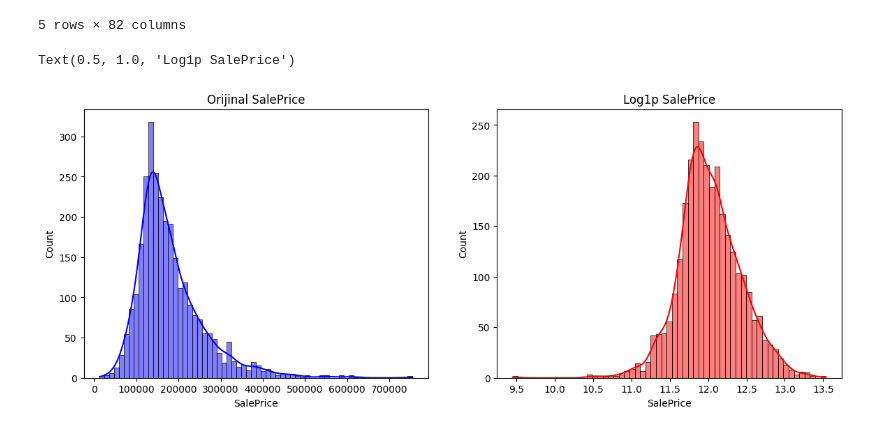
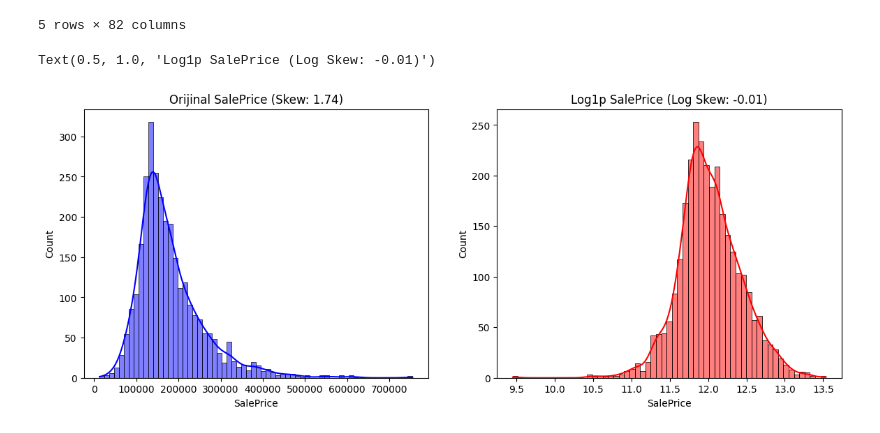
Before and after one commit to yusufdincel/House-Price-Prediction, a Jupyter notebook: house-price-prediction.ipynb, the cells around one changed output. Drawn from its saved outputs; the diff is of its cells as text; code cells hidden in the pictures.

Commit message:
Skews are added

```diff
--- a/house-price-prediction.ipynb
+++ b/house-price-prediction.ipynb
@@ -27,15 +27,15 @@ Total Column: 82
 # %%
 import matplotlib.pyplot as plt
 import seaborn as sns
 import numpy as np
 
 fig, ax = plt.subplots(1, 2, figsize=(14, 5))
 
 sns.histplot(data['SalePrice'], kde=True, ax=ax[0], color='blue')
-ax[0].set_title("Orijinal SalePrice")
+ax[0].set_title(f"Orijinal SalePrice (Skew: {data["SalePrice"].skew():.2f})")
 
 sns.histplot(np.log1p(data['SalePrice']), kde=True, ax=ax[1], color='red')
-ax[1].set_title("Log1p SalePrice")
+ax[1].set_title(f"Log1p SalePrice (Log Skew: {np.log1p(data["SalePrice"]).skew():.2f})")
 # %% [output]
-Text(0.5, 1.0, 'Log1p SalePrice')
+Text(0.5, 1.0, 'Log1p SalePrice (Log Skew: -0.01)')
-[figure, old version]
+[figure, new version]
```
